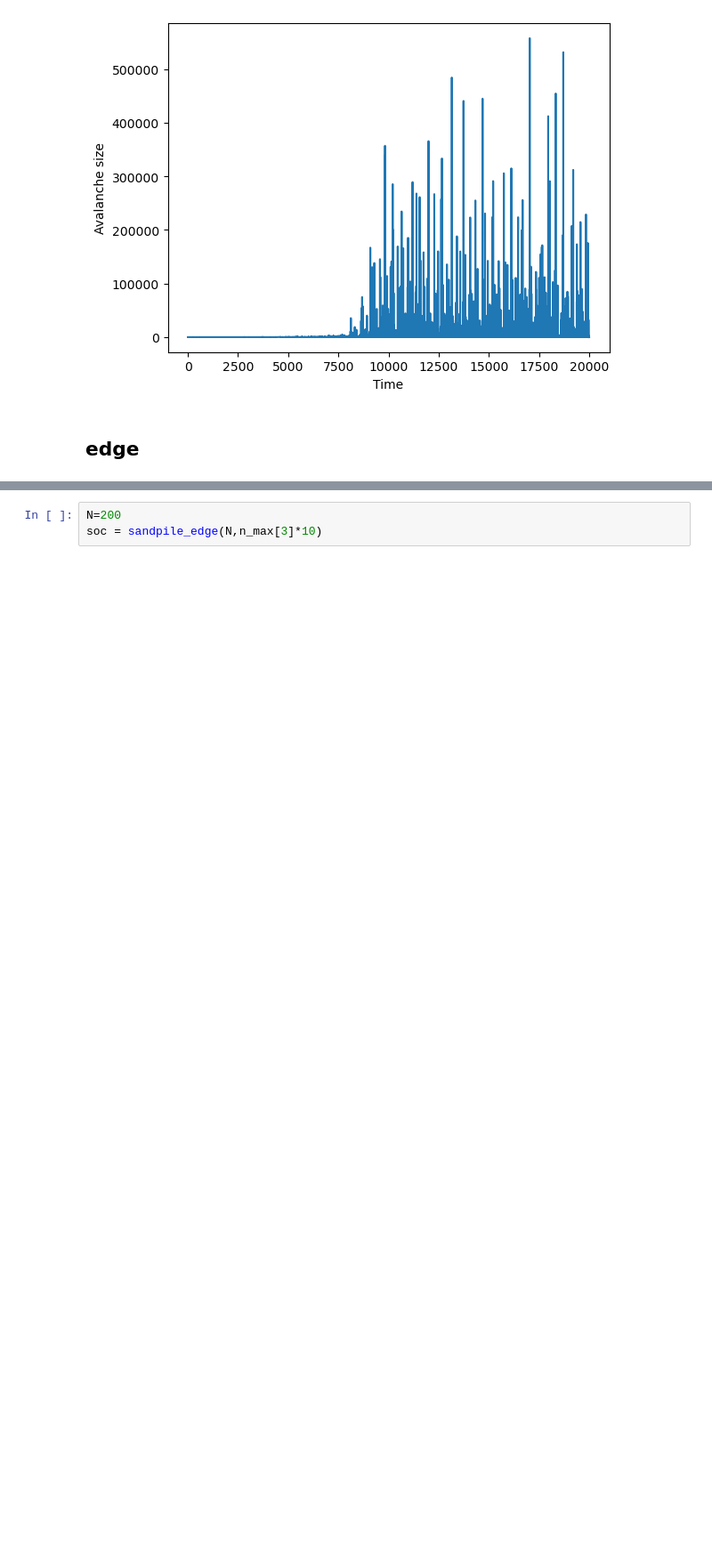
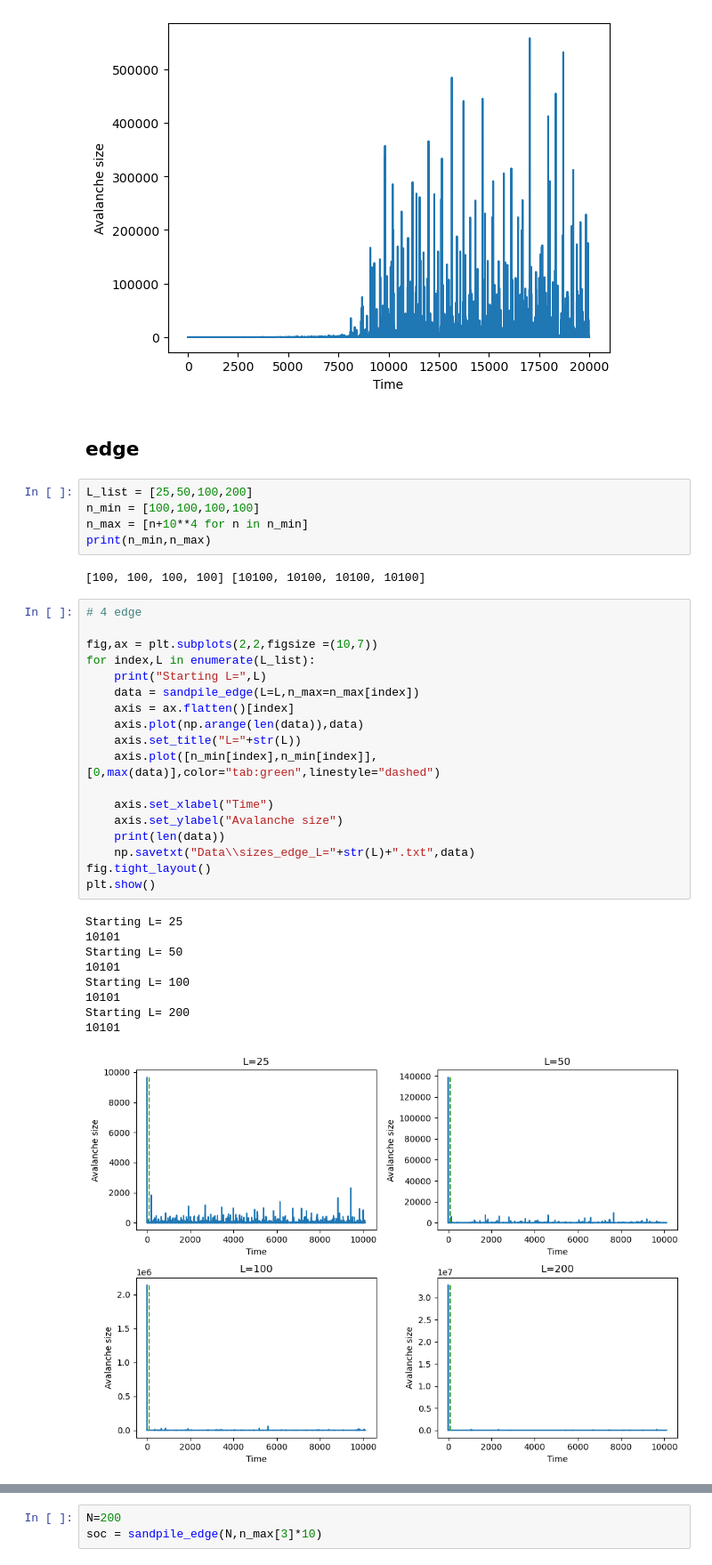
Before and after one commit to SSBNS/Complex_physics_SSBNS, a Jupyter notebook: Midterm/Midterm 2/midterm_2.ipynb, the cells around one changed output, grey strips where cells are left out. Shown at 89% size. Cells and saved outputs as stored; diff of their text form; blank space fills up the shorter version.

```diff
--- a/Midterm/Midterm 2/midterm_2.ipynb
+++ b/Midterm/Midterm 2/midterm_2.ipynb
@@ -441,3 +498,38 @@ plt.show()
 [figure]
 # %% [markdown]
 ## edge
+# %%
+L_list = [25,50,100,200]
+n_min = [100,100,100,100]
+n_max = [n+10**4 for n in n_min]
+print(n_min,n_max)
+# %% [output]
+[100, 100, 100, 100] [10100, 10100, 10100, 10100]
+# %%
+# 4 edge
+
+fig,ax = plt.subplots(2,2,figsize =(10,7))
+for index,L in enumerate(L_list):
+    print("Starting L=",L)
+    data = sandpile_edge(L=L,n_max=n_max[index])
+    axis = ax.flatten()[index]
+    axis.plot(np.arange(len(data)),data)
+    axis.set_title("L="+str(L))
+    axis.plot([n_min[index],n_min[index]],[0,max(data)],color="tab:green",linestyle="dashed")
+
+    axis.set_xlabel("Time")
+    axis.set_ylabel("Avalanche size")
+    print(len(data))
+    np.savetxt("Data\\sizes_edge_L="+str(L)+".txt",data)
+fig.tight_layout()
+plt.show()
+# %% [output]
+Starting L= 25
+10101
+Starting L= 50
+10101
+Starting L= 100
+10101
+Starting L= 200
+10101
+[figure, added]
```
Also changed, not shown: parts of 21 cells of this notebook, 16 other files.
